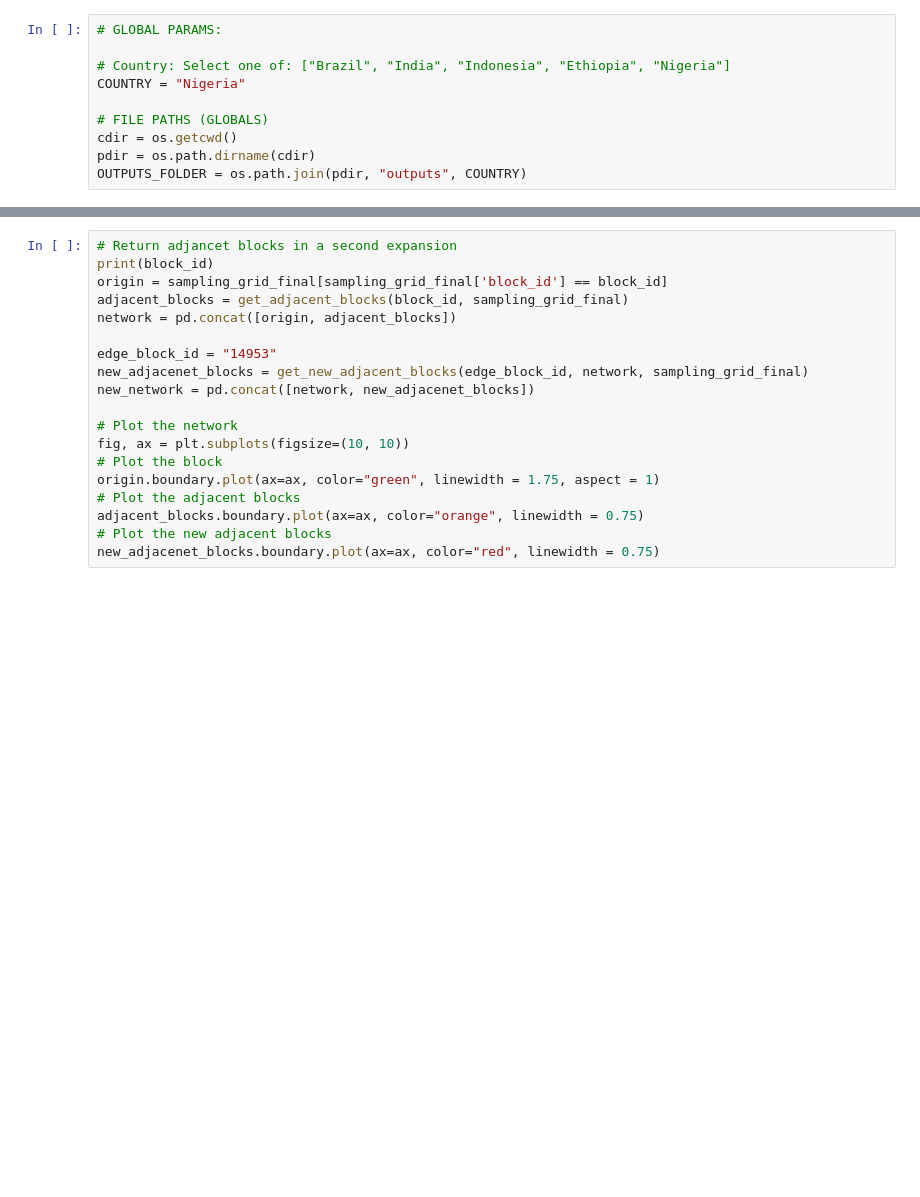
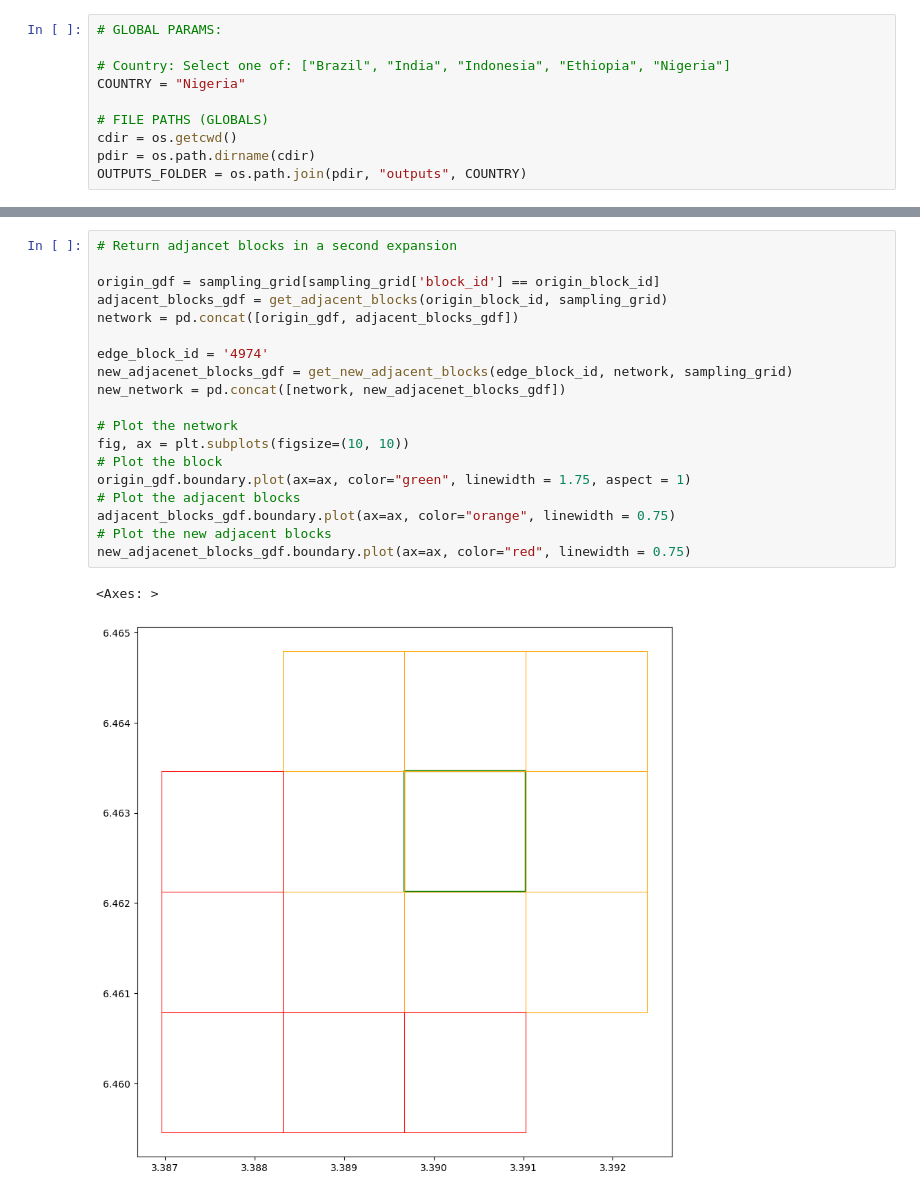
Before and after one commit to pgubb/cfi-map2-sampling-grids, a Jupyter notebook: notebooks/expand_blcok.ipynb, the cells around one changed output, grey strips where cells are left out. Cells and saved outputs as stored; diff of their text form; blank space fills up the shorter version.

```diff
--- a/notebooks/expand_blcok.ipynb
+++ b/notebooks/expand_blcok.ipynb
@@ -82,22 +98,25 @@ plot_block_and_adjacent(block_id, sampling_grid_final)
 # %%
 # Return adjancet blocks in a second expansion
-print(block_id)
-origin = sampling_grid_final[sampling_grid_final['block_id'] == block_id]
-adjacent_blocks = get_adjacent_blocks(block_id, sampling_grid_final)
-network = pd.concat([origin, adjacent_blocks])
 
-edge_block_id = "14953"
-new_adjacenet_blocks = get_new_adjacent_blocks(edge_block_id, network, sampling_grid_final)
-new_network = pd.concat([network, new_adjacenet_blocks])
+origin_gdf = sampling_grid[sampling_grid['block_id'] == origin_block_id]
+adjacent_blocks_gdf = get_adjacent_blocks(origin_block_id, sampling_grid)
+network = pd.concat([origin_gdf, adjacent_blocks_gdf])
+
+edge_block_id = '4974'
+new_adjacenet_blocks_gdf = get_new_adjacent_blocks(edge_block_id, network, sampling_grid)
+new_network = pd.concat([network, new_adjacenet_blocks_gdf])
 
 # Plot the network
 fig, ax = plt.subplots(figsize=(10, 10))
 # Plot the block
-origin.boundary.plot(ax=ax, color="green", linewidth = 1.75, aspect = 1)
+origin_gdf.boundary.plot(ax=ax, color="green", linewidth = 1.75, aspect = 1)
 # Plot the adjacent blocks
-adjacent_blocks.boundary.plot(ax=ax, color="orange", linewidth = 0.75)
+adjacent_blocks_gdf.boundary.plot(ax=ax, color="orange", linewidth = 0.75)
 # Plot the new adjacent blocks
-new_adjacenet_blocks.boundary.plot(ax=ax, color="red", linewidth = 0.75)
+new_adjacenet_blocks_gdf.boundary.plot(ax=ax, color="red", linewidth = 0.75)
+# %% [output]
+<Axes: >
+[figure, added]
 # %%
 ####################################################################
 # VISUALIZE NETWORK
```
Also changed, not shown: parts of 4 cells of this notebook, 1 other file.
